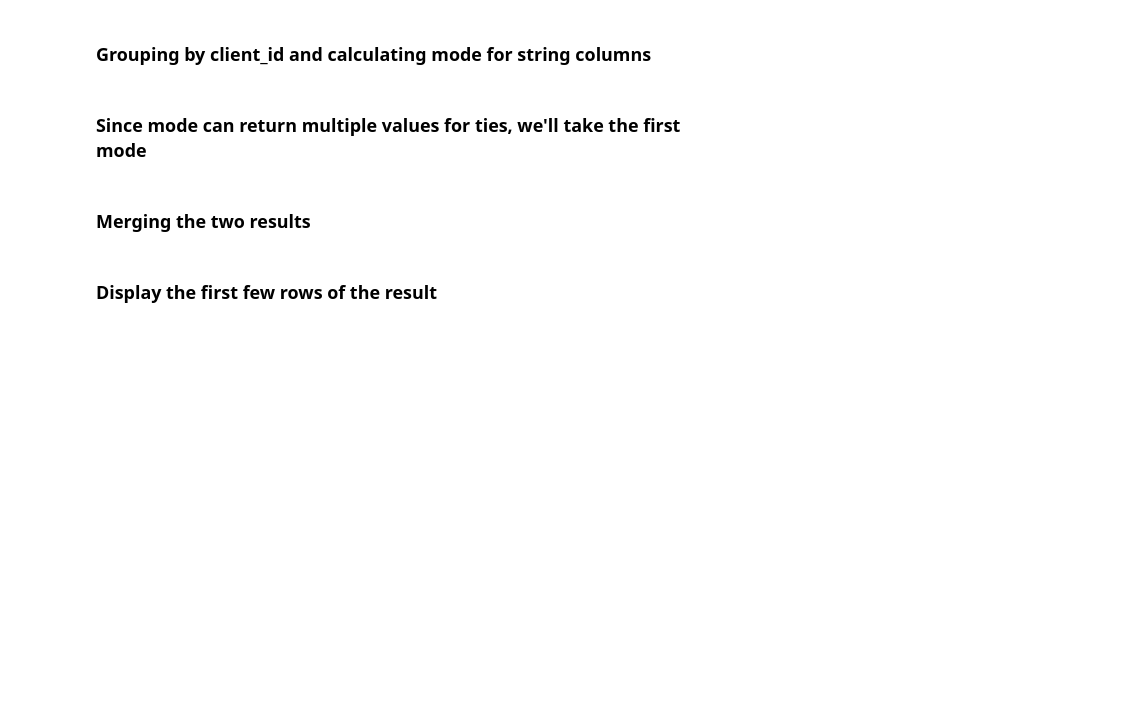
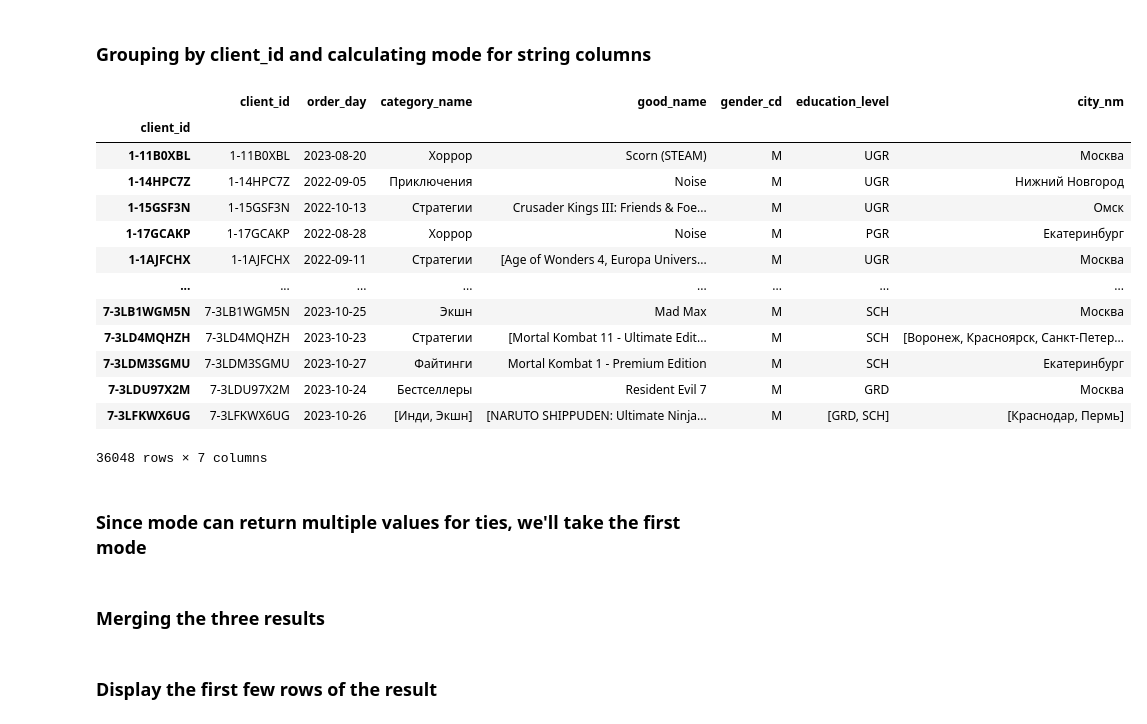
Before and after one commit to MatveyPRO3/DANO_23_project_tour, a Jupyter notebook: main.ipynb, the cells around one changed output. Drawn from its saved outputs; the diff is of its cells as text; code cells hidden in the pictures; blank space fills up the shorter version.

```diff
--- a/main.ipynb
+++ b/main.ipynb
@@ -132,11 +99,27 @@ numeric_means = clearDf.groupby('client_id')[numeric_cols].mean()
 # %%
 string_cols = clearDf.select_dtypes(include=['object']).columns
 string_modes = clearDf.groupby('client_id')[string_cols].agg(pd.Series.mode)
+string_modes
+# %% [output]
+|  | client_id | order_day | category_name | good_name | gender_cd | education_level | city_nm |
+| client_id |  |  |  |  |  |  |  |
+| 1-11B0XBL | 1-11B0XBL | 2023-08-20 | Хоррор | Scorn (STEAM) | M | UGR | Москва |
+| 1-14HPC7Z | 1-14HPC7Z | 2022-09-05 | Приключения | Noise | M | UGR | Нижний Новгород |
+| 1-15GSF3N | 1-15GSF3N | 2022-10-13 | Стратегии | Crusader Kings III: Friends & Foe... | M | UGR | Омск |
+| 1-17GCAKP | 1-17GCAKP | 2022-08-28 | Хоррор | Noise | M | PGR | Екатеринбург |
+| 1-1AJFCHX | 1-1AJFCHX | 2022-09-11 | Стратегии | [Age of Wonders 4, Europa Univers... | M | UGR | Москва |
+| ... | ... | ... | ... | ... | ... | ... | ... |
+| 7-3LB1WGM5N | 7-3LB1WGM5N | 2023-10-25 | Экшн | Mad Max | M | SCH | Москва |
+| 7-3LD4MQHZH | 7-3LD4MQHZH | 2023-10-23 | Стратегии | [Mortal Kombat 11 - Ultimate Edit... | M | SCH | [Воронеж, Красноярск, Санкт-Петер... |
+| 7-3LDM3SGMU | 7-3LDM3SGMU | 2023-10-27 | Файтинги | Mortal Kombat 1 - Premium Edition | M | SCH | Екатеринбург |
+| 7-3LDU97X2M | 7-3LDU97X2M | 2023-10-24 | Бестселлеры | Resident Evil 7 | M | GRD | Москва |
+| 7-3LFKWX6UG | 7-3LFKWX6UG | 2023-10-26 | [Инди, Экшн] | [NARUTO SHIPPUDEN: Ultimate Ninja... | M | [GRD, SCH] | [Краснодар, Пермь] |
+36048 rows × 7 columns
 # %% [markdown]
 ### Since mode can return multiple values for ties, we'll take the first mode
 # %%
 for col in string_modes:
     string_modes[col] = string_modes[col].apply(lambda x: x[0] if isinstance(x, pd.Series) else x)
 # %% [markdown]
-### Merging the two results
+### Merging the three results
 # %%
```
Also changed, not shown: parts of 22 cells of this notebook, 3 other files.
